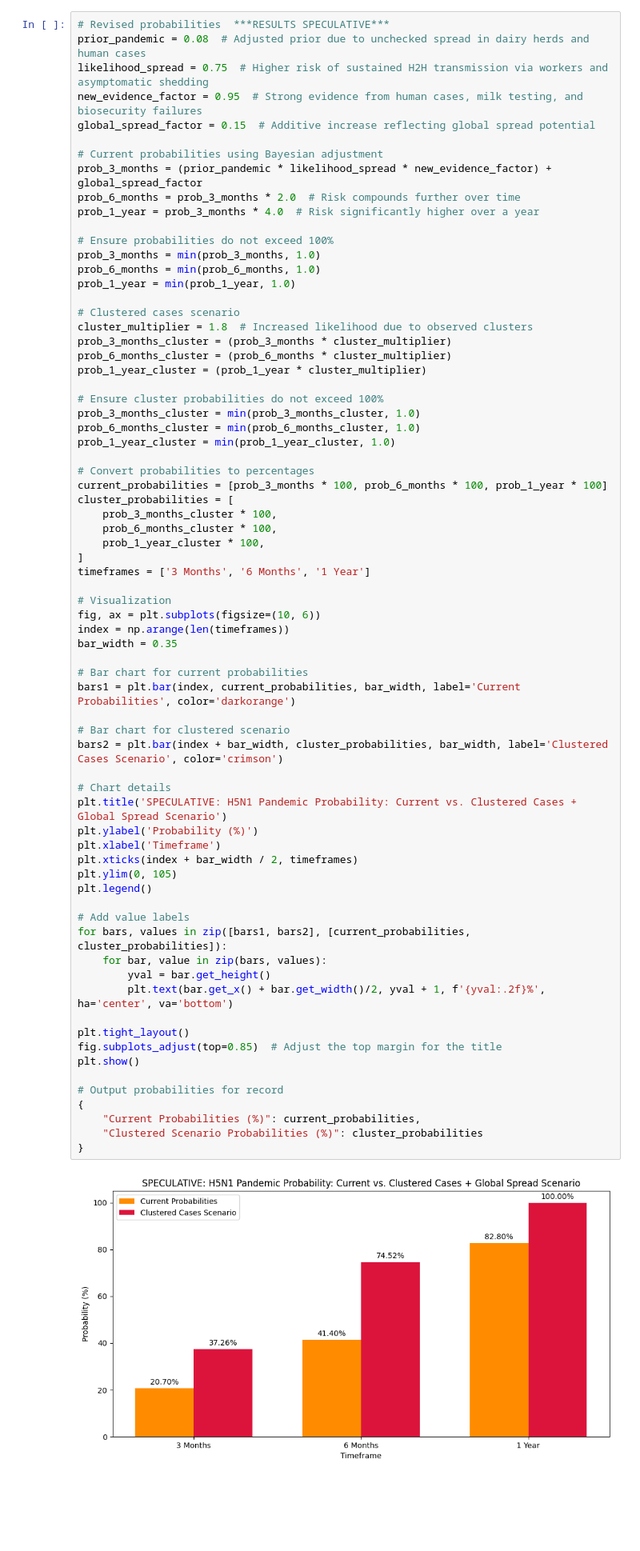
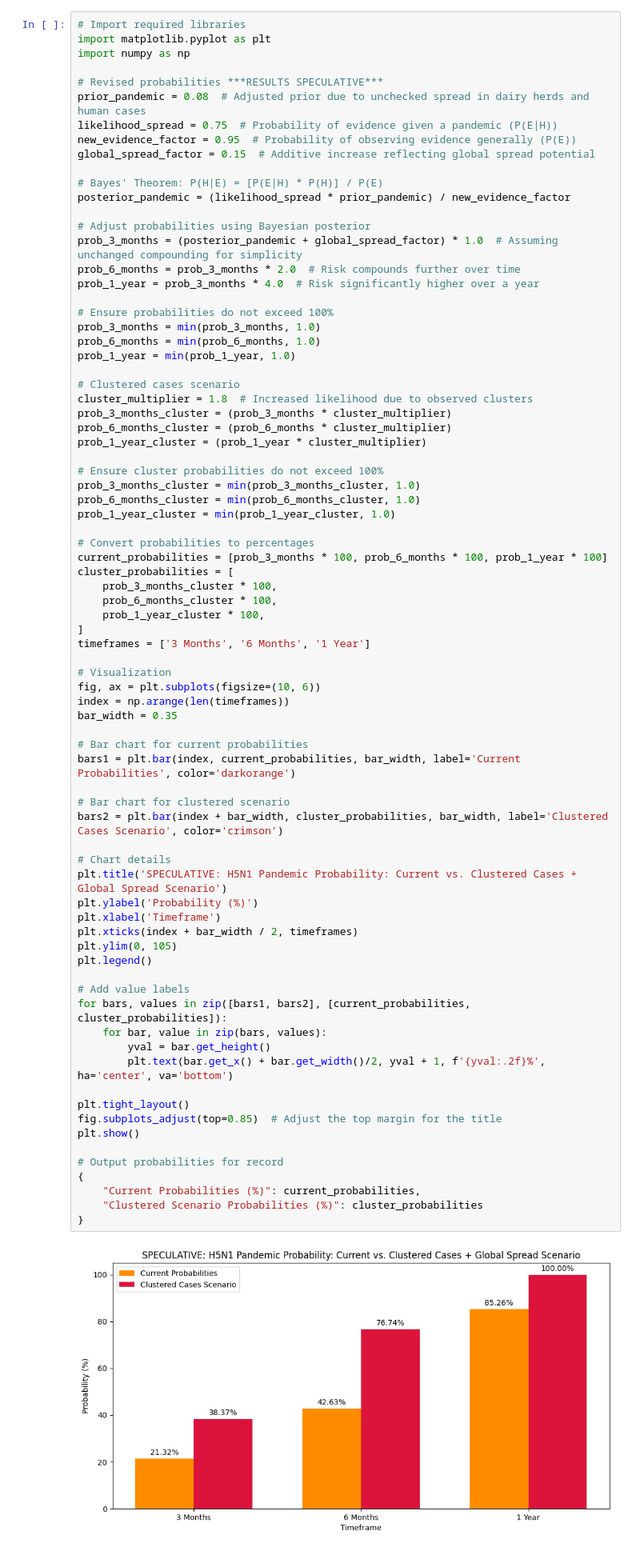
Before and after one commit to RacheleRice/h5n1_pandy_probability, a Jupyter notebook: 12_20_24_h5n1.ipynb, the cells around one changed output. Shown: that part at 80% size. Drawn from its saved outputs; the diff is of its cells as text; blank space fills up the shorter version.

Commit message:
12.20.24 Results Speculative, added Bayes Theorem logic

```diff
--- a/12_20_24_h5n1.ipynb
+++ b/12_20_24_h5n1.ipynb
@@ -1,14 +1,21 @@
 # %% [markdown]
 <a href="https://colab.research.google.com/github/RacheleRice/h5n1_pandy_probability/blob/main/12_20_24_h5n1.ipynb" target="_parent"><img src="https://colab.research.google.com/assets/colab-badge.svg" alt="Open In Colab"/></a>
 # %%
-# Revised probabilities  ***RESULTS SPECULATIVE***
+# Import required libraries
+import matplotlib.pyplot as plt
+import numpy as np
+
+# Revised probabilities ***RESULTS SPECULATIVE***
 prior_pandemic = 0.08  # Adjusted prior due to unchecked spread in dairy herds and human cases
-likelihood_spread = 0.75  # Higher risk of sustained H2H transmission via workers and asymptomatic shedding
-new_evidence_factor = 0.95  # Strong evidence from human cases, milk testing, and biosecurity failures
+likelihood_spread = 0.75  # Probability of evidence given a pandemic (P(E|H))
+new_evidence_factor = 0.95  # Probability of observing evidence generally (P(E))
 global_spread_factor = 0.15  # Additive increase reflecting global spread potential
 
-# Current probabilities using Bayesian adjustment
-prob_3_months = (prior_pandemic * likelihood_spread * new_evidence_factor) + global_spread_factor
+# Bayes' Theorem: P(H|E) = [P(E|H) * P(H)] / P(E)
+posterior_pandemic = (likelihood_spread * prior_pandemic) / new_evidence_factor
+
+# Adjust probabilities using Bayesian posterior
+prob_3_months = (posterior_pandemic + global_spread_factor) * 1.0  # Assuming unchanged compounding for simplicity
 prob_6_months = prob_3_months * 2.0  # Risk compounds further over time
 prob_1_year = prob_3_months * 4.0  # Risk significantly higher over a year
 
@@ -45,31 +52,31 @@ bar_width = 0.35
 # Bar chart for current probabilities
 bars1 = plt.bar(index, current_probabilities, bar_width, label='Current Probabilities', color='darkorange')
 
 # Bar chart for clustered scenario
 bars2 = plt.bar(index + bar_width, cluster_probabilities, bar_width, label='Clustered Cases Scenario', color='crimson')
 
 # Chart details
 plt.title('SPECULATIVE: H5N1 Pandemic Probability: Current vs. Clustered Cases + Global Spread Scenario')
 plt.ylabel('Probability (%)')
 plt.xlabel('Timeframe')
 plt.xticks(index + bar_width / 2, timeframes)
 plt.ylim(0, 105)
 plt.legend()
 
 # Add value labels
 for bars, values in zip([bars1, bars2], [current_probabilities, cluster_probabilities]):
     for bar, value in zip(bars, values):
         yval = bar.get_height()
         plt.text(bar.get_x() + bar.get_width()/2, yval + 1, f'{yval:.2f}%', ha='center', va='bottom')
 
 plt.tight_layout()
 fig.subplots_adjust(top=0.85)  # Adjust the top margin for the title
 plt.show()
 
 # Output probabilities for record
 {
     "Current Probabilities (%)": current_probabilities,
     "Clustered Scenario Probabilities (%)": cluster_probabilities
 }
 # %% [output]
-[figure, old version]
+[figure, new version]
```
Also changed, not shown: parts of 1 cell of this notebook.
